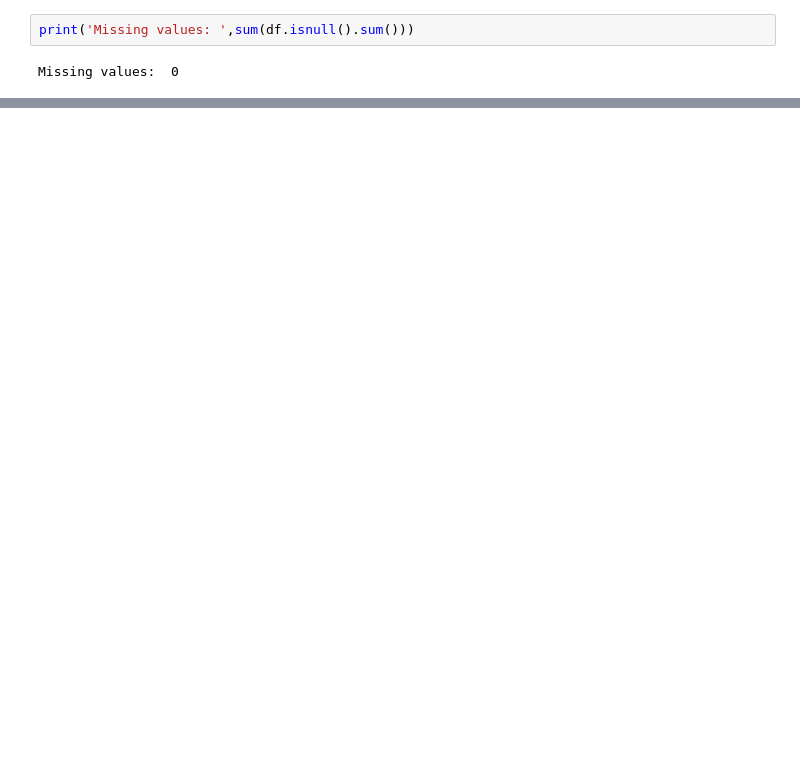
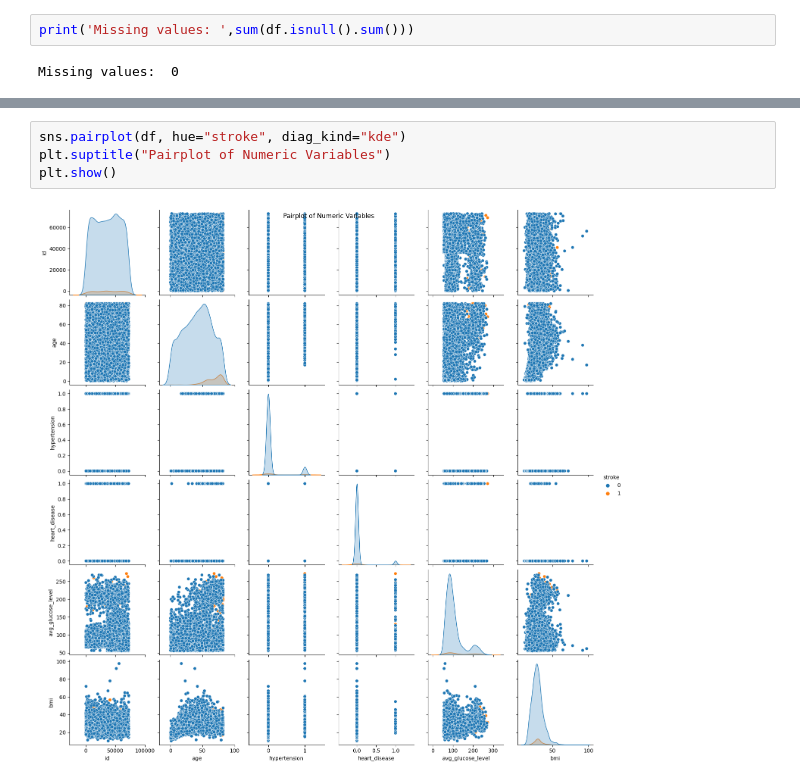
Before and after one commit to suzy-hur/IOD_lab_work, a Jupyter notebook: IOD_Capstone_final.ipynb, the cells around one changed output, grey strips where cells are left out. Cells and saved outputs as stored; diff of their text form; blank space fills up the shorter version.

```diff
--- a/IOD_Capstone_final.ipynb
+++ b/IOD_Capstone_final.ipynb
@@ -1568,0 +139,6 @@ Overall, your current results provide a starting point for model selection, but
+# %%
+sns.pairplot(df, hue="stroke", diag_kind="kde")
+plt.suptitle("Pairplot of Numeric Variables")
+plt.show()
+# %% [output]
+[figure, added]
```
Also changed, not shown: parts of 143 cells of this notebook.
